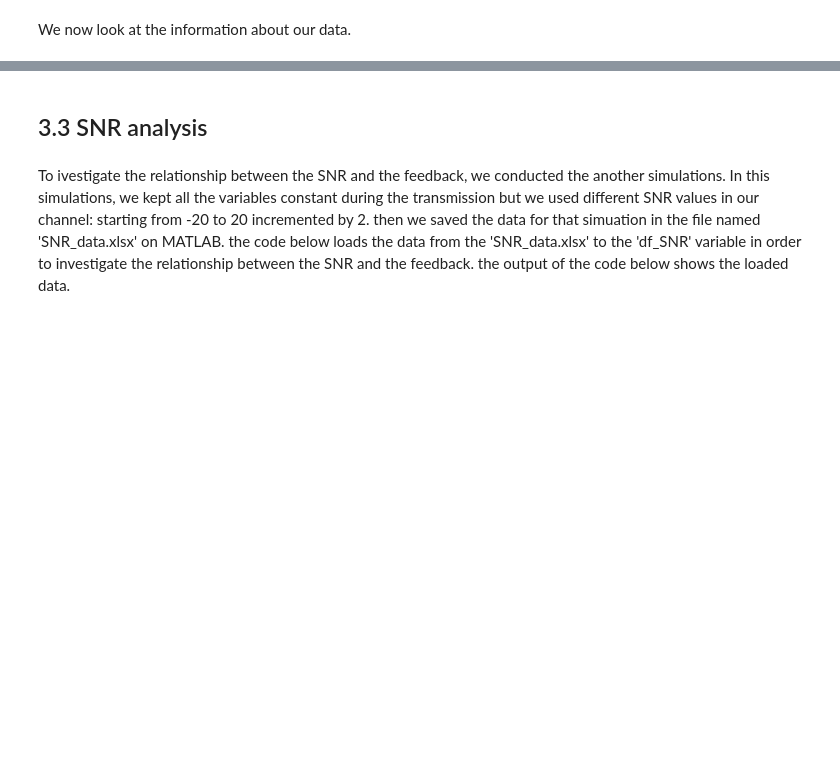
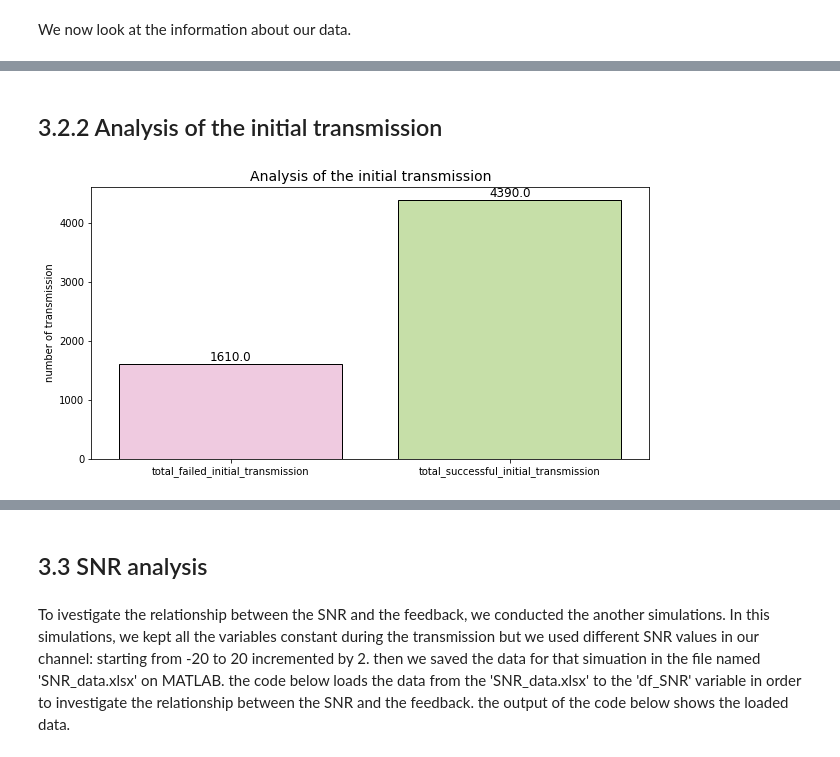
Before and after one commit to mahhembe/Research-project, a Jupyter notebook: Research_model_building.ipynb, the cells around one changed output, grey strips where cells are left out. Saved outputs shown, nothing was run; the diff lists cells and outputs as text; code cells hidden in the pictures; blank space fills up the shorter version.

```diff
--- a/Research_model_building.ipynb
+++ b/Research_model_building.ipynb
@@ -160,0 +144,26 @@ we now look at the relationships between various features that can help us to bu
+# %% [markdown]
+## 3.2.2 Analysis of the initial transmission
+# %%
+total_failed_initial_transmission=df.loc[(df["'Acknoledgement'"] ==0) & (df["'Initial_transmission'"] == 1)]
+total_failed_initial_transmission=total_failed_initial_transmission["'num_of_transmission'"].count()
+
+total_successful_initial_transmission=df.loc[(df["'Acknoledgement'"] ==1) & (df["'Initial_transmission'"] == 1)]
+total_successful_initial_transmission=total_successful_initial_transmission["'num_of_transmission'"].count()
+
+y=[total_failed_initial_transmission,total_successful_initial_transmission]
+x=['total_failed_initial_transmission','total_successful_initial_transmission']
+
+
+# Compare RMSE values between models
+fig,axis = plt.subplots(figsize=(10, 5))
+ax = sns.barplot(x=x, y=y,palette='PiYG',edgecolor='black')
+plt.title('Analysis of the initial transmission',fontsize=14)
+plt.xticks(rotation=0)
+plt.ylabel('number of transmission')
+for p in ax.patches:
+    ax.text(p.get_x() + p.get_width()/2, p.get_y() + p.get_height(), round(p.get_height(),2),
+            fontsize=12, ha="center", va='bottom')
+
+plt.show()
+# %% [output]
+[figure, added]
```
Also changed, not shown: parts of 25 cells of this notebook.
